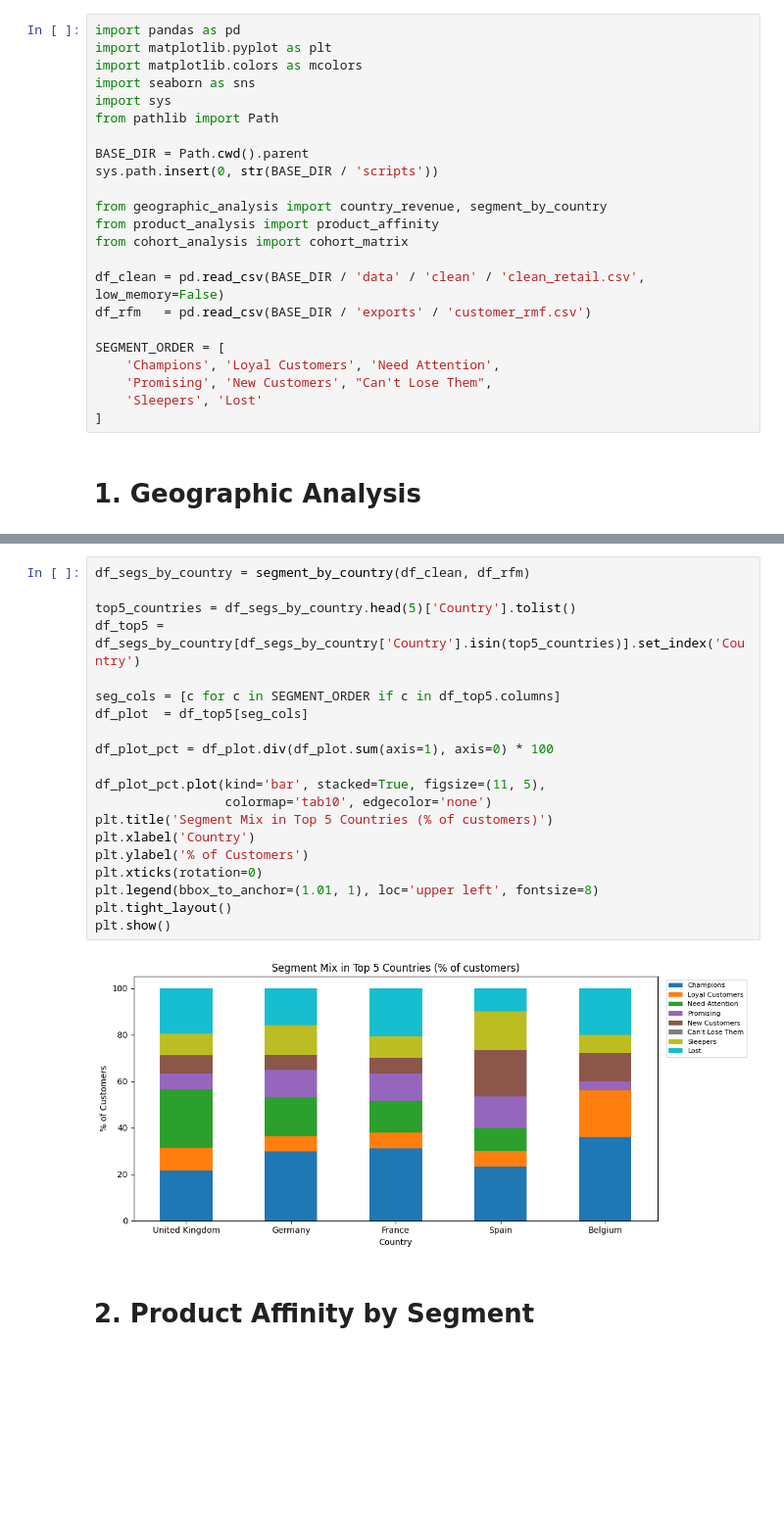
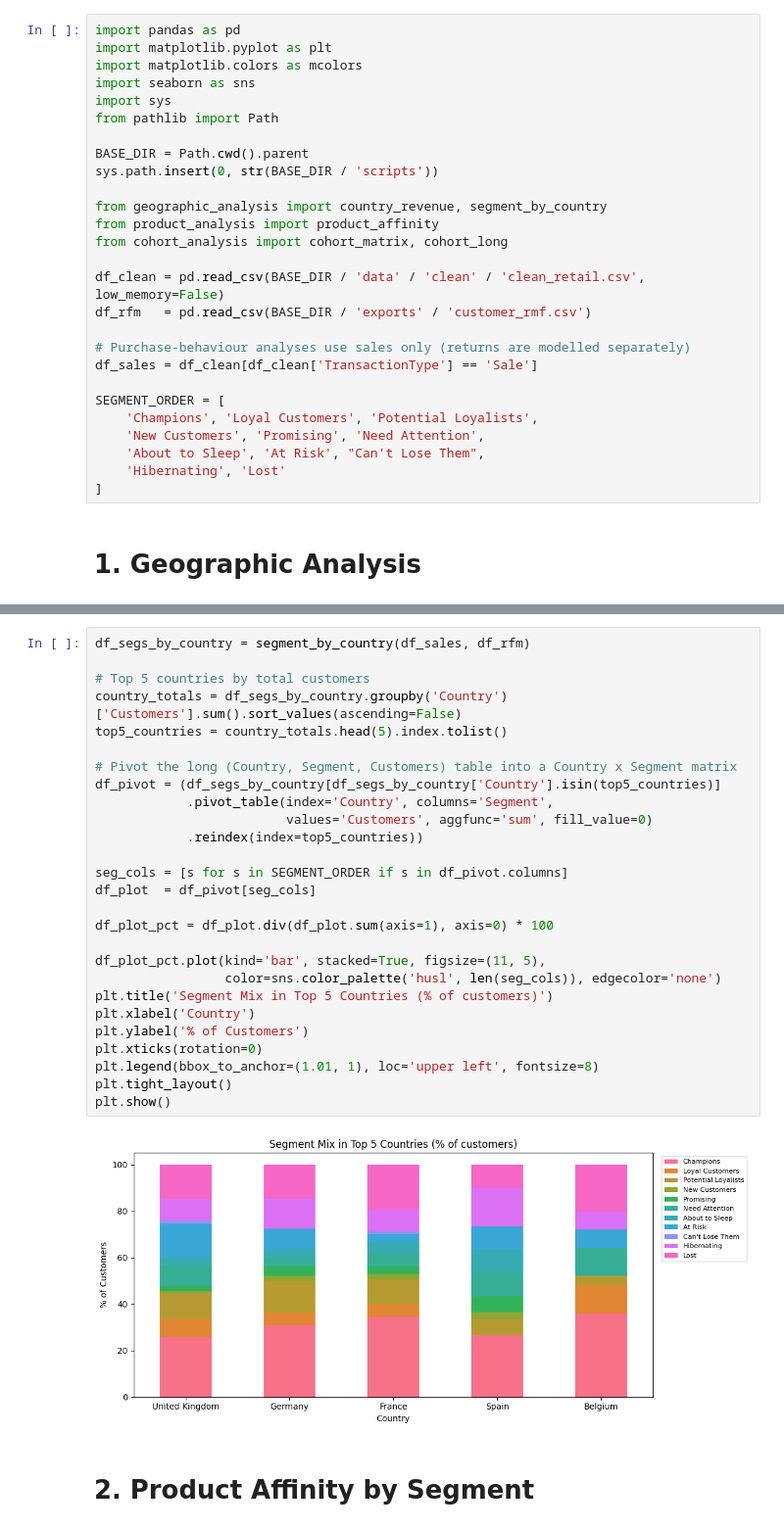
Before and after one commit to Vitor-FCCarvalho/customer-segmentation-ecommerce, a Jupyter notebook: notebooks/03_supplementary_analysis.ipynb, the cells around one changed output, grey strips where cells are left out. Shown at 98% size. Drawn from its saved outputs; the diff is of its cells as text; blank space fills up the shorter version.

Commit message:
Build segmentation pipeline, star schema, and Power BI dashboard

```diff
--- a/notebooks/03_supplementary_analysis.ipynb
+++ b/notebooks/03_supplementary_analysis.ipynb
@@ -11,15 +11,19 @@ sys.path.insert(0, str(BASE_DIR / 'scripts'))
 
 from geographic_analysis import country_revenue, segment_by_country
 from product_analysis import product_affinity
-from cohort_analysis import cohort_matrix
+from cohort_analysis import cohort_matrix, cohort_long
 
 df_clean = pd.read_csv(BASE_DIR / 'data' / 'clean' / 'clean_retail.csv', low_memory=False)
 df_rfm   = pd.read_csv(BASE_DIR / 'exports' / 'customer_rmf.csv')
 
+# Purchase-behaviour analyses use sales only (returns are modelled separately)
+df_sales = df_clean[df_clean['TransactionType'] == 'Sale']
+
 SEGMENT_ORDER = [
-    'Champions', 'Loyal Customers', 'Need Attention',
-    'Promising', 'New Customers', "Can't Lose Them",
-    'Sleepers', 'Lost'
+    'Champions', 'Loyal Customers', 'Potential Loyalists',
+    'New Customers', 'Promising', 'Need Attention',
+    'About to Sleep', 'At Risk', "Can't Lose Them",
+    'Hibernating', 'Lost'
 ]
 # %% [markdown]
 # 1. Geographic Analysis
@@ -50,27 +54,34 @@ df_country[['Country', 'Revenue', 'Orders', 'Customers', 'RevenueShare']].head(1
 | 3 | Belgium | 41196.340 | 98 | 25 | 0.39 |
 | 32 | Sweden | 38367.830 | 36 | 8 | 0.36 |
 # %%
-df_segs_by_country = segment_by_country(df_clean, df_rfm)
+df_segs_by_country = segment_by_country(df_sales, df_rfm)
 
-top5_countries = df_segs_by_country.head(5)['Country'].tolist()
-df_top5 = df_segs_by_country[df_segs_by_country['Country'].isin(top5_countries)].set_index('Country')
+# Top 5 countries by total customers
+country_totals = df_segs_by_country.groupby('Country')['Customers'].sum().sort_values(ascending=False)
+top5_countries = country_totals.head(5).index.tolist()
 
-seg_cols = [c for c in SEGMENT_ORDER if c in df_top5.columns]
-df_plot  = df_top5[seg_cols]
+# Pivot the long (Country, Segment, Customers) table into a Country x Segment matrix
+df_pivot = (df_segs_by_country[df_segs_by_country['Country'].isin(top5_countries)]
+            .pivot_table(index='Country', columns='Segment',
+                         values='Customers', aggfunc='sum', fill_value=0)
+            .reindex(index=top5_countries))
+
+seg_cols = [s for s in SEGMENT_ORDER if s in df_pivot.columns]
+df_plot  = df_pivot[seg_cols]
 
 df_plot_pct = df_plot.div(df_plot.sum(axis=1), axis=0) * 100
 
 df_plot_pct.plot(kind='bar', stacked=True, figsize=(11, 5),
-                 colormap='tab10', edgecolor='none')
+                 color=sns.color_palette('husl', len(seg_cols)), edgecolor='none')
 plt.title('Segment Mix in Top 5 Countries (% of customers)')
 plt.xlabel('Country')
 plt.ylabel('% of Customers')
 plt.xticks(rotation=0)
 plt.legend(bbox_to_anchor=(1.01, 1), loc='upper left', fontsize=8)
 plt.tight_layout()
 plt.show()
 # %% [output]
-[figure, old version]
+[figure, new version]
 # %% [markdown]
 # 2. Product Affinity by Segment
 # %%
```
Also changed, not shown: parts of 6 cells of this notebook, 23 other files.
